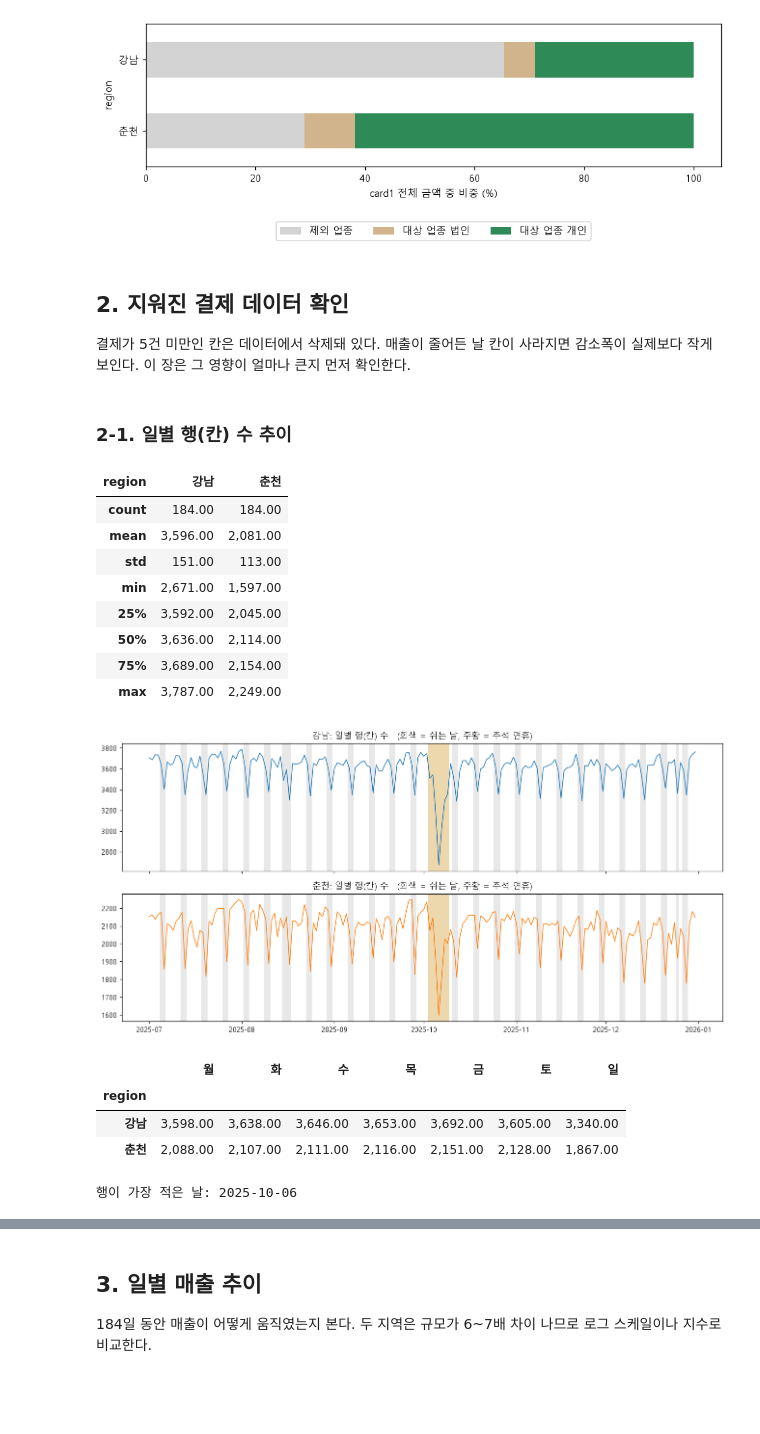
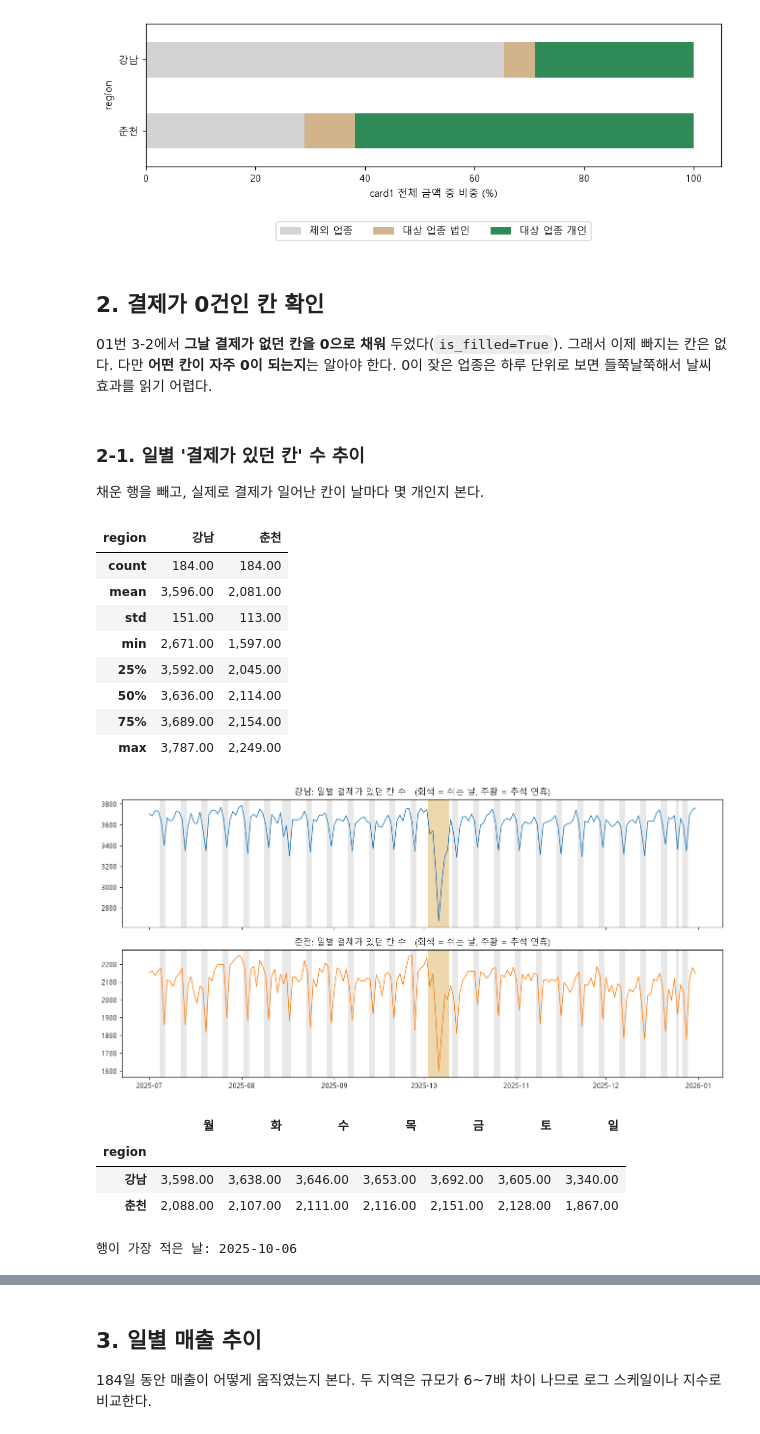
Before and after one commit to troymerai/climate_recovery, a Jupyter notebook: notebooks/02_card_eda.ipynb, the cells around one changed output, grey strips where cells are left out. Drawn from its saved outputs; the diff is of its cells as text; code cells hidden in the pictures; blank space fills up the shorter version.

```diff
--- a/notebooks/02_card_eda.ipynb
+++ b/notebooks/02_card_eda.ipynb
@@ -154,14 +154,17 @@ plt.show()
 | 전체 | 62.90 | 6.00 | 31.10 |
 [figure]
 # %% [markdown]
-## 2. 지워진 결제 데이터 확인
-결제가 5건 미만인 칸은 데이터에서 삭제돼 있다. 매출이 줄어든 날 칸이 사라지면 감소폭이 실제보다 작게 보인다.
-이 장은 그 영향이 얼마나 큰지 먼저 확인한다.
+## 2. 결제가 0건인 칸 확인
+
+01번 3-2에서 **그날 결제가 없던 칸을 0으로 채워** 두었다(`is_filled=True`). 그래서 이제 빠지는 칸은 없다.
+다만 **어떤 칸이 자주 0이 되는지**는 알아야 한다. 0이 잦은 업종은 하루 단위로 보면 들쭉날쭉해서 날씨 효과를 읽기 어렵다.
 # %% [markdown]
-### 2-1. 일별 행(칸) 수 추이
+### 2-1. 일별 '결제가 있던 칸' 수 추이
+채운 행을 빼고, 실제로 결제가 일어난 칸이 날마다 몇 개인지 본다.
 # %%
-# 지역 × 날짜별 행 수. 행 수가 적은 날 = 5건 미만으로 지워진 칸이 많은 날
-rows = card1.groupby(['date', 'region']).size().unstack('region')   # unstack: region 값을 열로 펼치기 -> 열이 강남, 춘천
+# 지역 × 날짜별 '결제가 있던 칸' 수. 적은 날 = 문을 닫거나 결제가 0건인 칸이 많은 날
+rows = (card1[~card1['is_filled']].groupby(['date', 'region']).size()
+        .unstack('region'))   # unstack: region 값을 열로 펼치기 -> 열이 강남, 춘천
 display(rows.describe().round(0))
 
 def shade_days(ax):
@@ -169,35 +172,35 @@ def shade_days(ax):
     half = pd.Timedelta(hours=12)                      # 하루 칸의 절반. 날짜 앞뒤로 12시간씩 칠해서 하루 폭이 되게
     for d in cal.index[cal['is_offday']]:
         ax.axvspan(d - half, d + half, color='lightgray', alpha=0.5, lw=0)   # axvspan: x축 구간에 세로 띠 칠하기
     ch = cal.index[cal['is_chuseok_break']]
     ax.axvspan(ch.min() - half, ch.max() + half, color='orange', alpha=0.25, lw=0)
 
 
 # 지역마다 규모가 달라서 그래프를 위아래 2개로 나눈다
 fig, axes = plt.subplots(2, 1, figsize=(12, 6), sharex=True)        # sharex: 두 그래프의 x축(날짜)을 맞춤
 for ax, r in zip(axes, REGIONS):                                     # zip: 두 목록을 짝지어 하나씩 꺼냄
     shade_days(ax)                                                   # 쉬는 날 회색, 추석 주황 (0-3에서 만든 함수)
     ax.plot(rows.index, rows[r], color=REGION_COLOR[r], lw=1)
-    ax.set_title(f'{r}: 일별 행(칸) 수   (회색 = 쉬는 날, 주황 = 추석 연휴)')
+    ax.set_title(f'{r}: 일별 결제가 있던 칸 수   (회색 = 쉬는 날, 주황 = 추석 연휴)')
 plt.tight_layout()                                                   # 그래프끼리 겹치지 않게 간격 자동 조정
 plt.show()
 
 # 요일별 평균 행 수 (0=월 ... 6=일)
 by_dow = rows.groupby(rows.index.dayofweek).mean().round(0)
 by_dow.index = list('월화수목금토일')
 display(by_dow.T)                                                    # .T: 행과 열 뒤집기 (가로로 보기 편하게)
 print('행이 가장 적은 날:', rows.sum(axis=1).idxmin().date())       # idxmin: 가장 작은 값이 있는 위치(날짜)
 # %% [output]
 | region | 강남 | 춘천 |
 | count | 184.00 | 184.00 |
 | mean | 3,596.00 | 2,081.00 |
 | std | 151.00 | 113.00 |
 | min | 2,671.00 | 1,597.00 |
 | 25% | 3,592.00 | 2,045.00 |
 | 50% | 3,636.00 | 2,114.00 |
 | 75% | 3,689.00 | 2,154.00 |
 | max | 3,787.00 | 2,249.00 |
-[figure, old version]
+[figure, new version]
 |  | 월 | 화 | 수 | 목 | 금 | 토 | 일 |
 | region |  |  |  |  |  |  |  |
 | 강남 | 3,598.00 | 3,638.00 | 3,646.00 | 3,653.00 | 3,692.00 | 3,605.00 | 3,340.00 |
```
Also changed, not shown: parts of 13 cells of this notebook, 1 other file.
